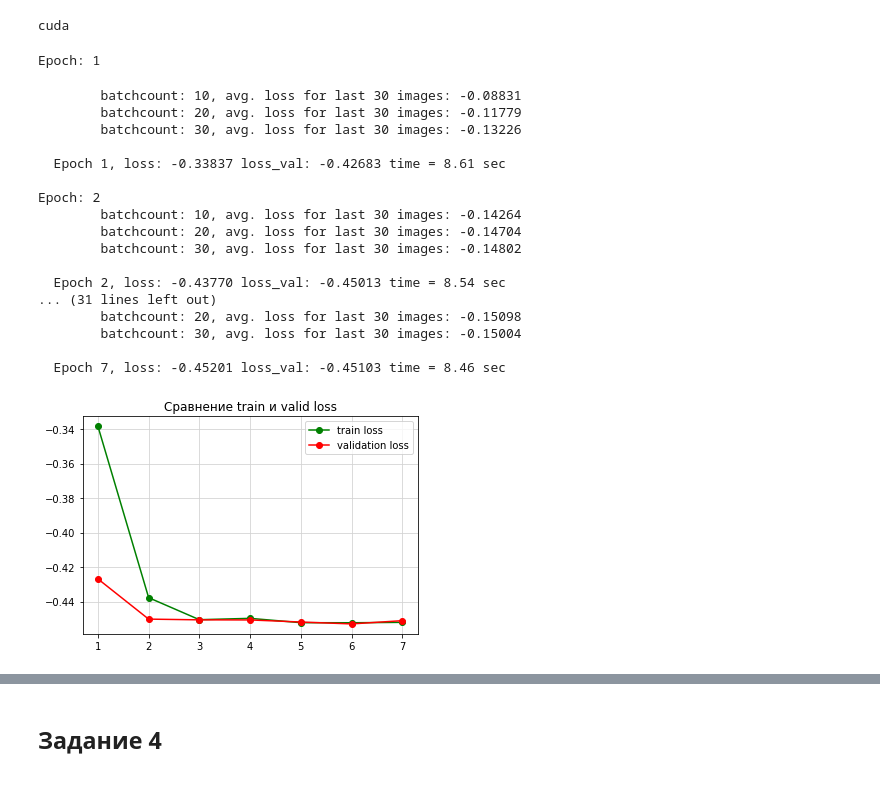
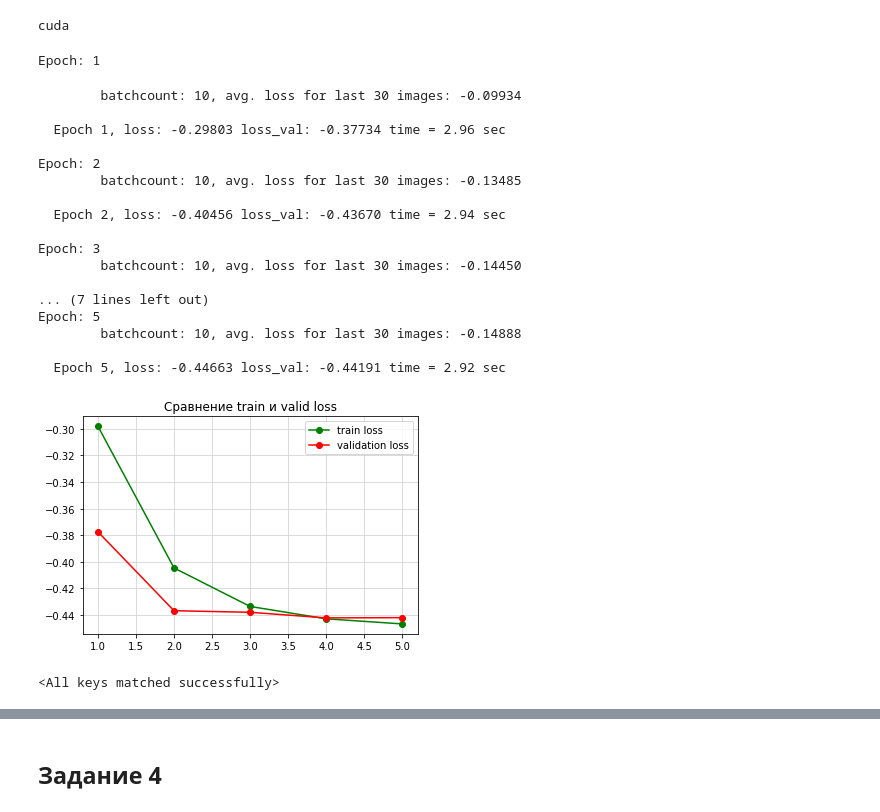
Before and after one commit to VitalyGladyshev/gb_pytorch, a Jupyter notebook: HW_04_Pytorch.ipynb, the cells around one changed output, grey strips where cells are left out. Saved outputs shown, nothing was run; the diff lists cells and outputs as text; code cells hidden in the pictures.

```diff
--- a/HW_04_Pytorch.ipynb
+++ b/HW_04_Pytorch.ipynb
@@ -704,8 +712,8 @@ X_valid.reset_index(drop=True,inplace=True)
 X_test.reset_index(drop=True,inplace=True)
 
 # Оборачиваем каждую выборку в наш кастомный датасет
-train_data = CustomDatasetFromImages(X_train[:90])
-valid_data = CustomDatasetFromImages(X_valid[:90])
+train_data = CustomDatasetFromImages(X_train[:30])
+valid_data = CustomDatasetFromImages(X_valid[:30])
 test_data = CustomDatasetFromImages(X_test)
 # %%
 batch_s = 3
@@ -726,7 +734,7 @@ print(device)
 cuda
 # %%
 learning_rate = 0.001
-epochs = 7
+epochs = 5
 
 # создание модели
 segmodel = smp.Unet('resnet34', classes=2, activation='softmax').to(device)
@@ -772,7 +780,7 @@ for epoch in range(epochs):  # loop over the dataset multiple times
 
     time2 = time.time()
     epoch_losses.append(np.mean(cum_loss))
-    torch.save(segmodel.state_dict(), path_checkpoint + f"/checkpoint_lp_ep_{epoch}.pth")
+    torch.save(segmodel.state_dict(), path_checkpoint + f"/checkpoint_lp_ep_{epoch+1}.pth")
 
     cum_loss = []
     segmodel.eval()
@@ -793,30 +801,35 @@ for epoch in range(epochs):  # loop over the dataset multiple times
     print(f'\n  Epoch {epoch+1}, loss: {epoch_losses[-1]:.5f} loss_val: {epoch_val_losses[-1]:.5f} time = {time2-time1:.2f} sec\n')
 # %% [output]
 Epoch: 1
-        batchcount: 10, avg. loss for last 30 images: -0.08831
-        batchcount: 20, avg. loss for last 30 images: -0.11779
-        batchcount: 30, avg. loss for last 30 images: -0.13226
+        batchcount: 10, avg. loss for last 30 images: -0.09934
 
-  Epoch 1, loss: -0.33837 loss_val: -0.42683 time = 8.61 sec
+  Epoch 1, loss: -0.29803 loss_val: -0.37734 time = 2.96 sec
 
 Epoch: 2
-        batchcount: 10, avg. loss for last 30 images: -0.14264
-        batchcount: 20, avg. loss for last 30 images: -0.14704
-        batchcount: 30, avg. loss for last 30 images: -0.14802
+        batchcount: 10, avg. loss for last 30 images: -0.13485
 
-  Epoch 2, loss: -0.43770 loss_val: -0.45013 time = 8.54 sec
-... (31 lines left out)
-        batchcount: 20, avg. loss for last 30 images: -0.15098
-        batchcount: 30, avg. loss for last 30 images: -0.15004
+  Epoch 2, loss: -0.40456 loss_val: -0.43670 time = 2.94 sec
 
-  Epoch 7, loss: -0.45201 loss_val: -0.45103 time = 8.46 sec
+Epoch: 3
+        batchcount: 10, avg. loss for last 30 images: -0.14450
+
+... (7 lines left out)
+Epoch: 5
+        batchcount: 10, avg. loss for last 30 images: -0.14888
+
+  Epoch 5, loss: -0.44663 loss_val: -0.44191 time = 2.92 sec
 # %%
-plt.plot(np.arange(1, 8), epoch_losses, 'go-', label='train loss')
-plt.plot(np.arange(1, 8), epoch_val_losses, 'ro-', label='validation loss')
+plt.plot(np.arange(1, 6), epoch_losses, 'go-', label='train loss')
+plt.plot(np.arange(1, 6), epoch_val_losses, 'ro-', label='validation loss')
 
 plt.legend(loc="upper right")
 plt.grid(color="lightgrey")
 plt.title('Сравнение train и valid loss' )
 plt.show()
 # %% [output]
-[figure, old version]
+[figure, new version]
+# %%
+net_out = smp.Unet('resnet34', classes=2, activation='softmax').to(device)
+net_out.load_state_dict(torch.load(path_checkpoint + f"/checkpoint_lp_ep_5.pth"))
+# %% [output]
+<All keys matched successfully>
```
Also changed, not shown: parts of 7 cells of this notebook.
